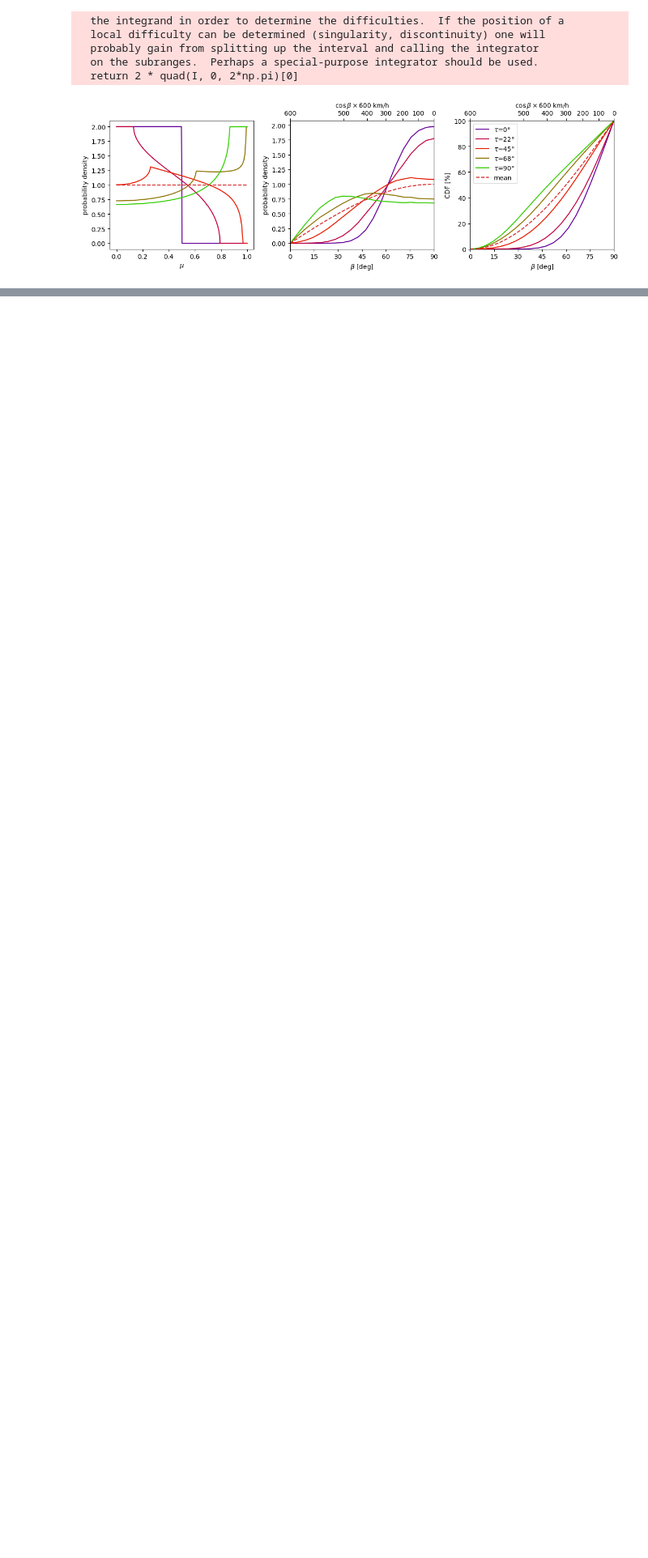
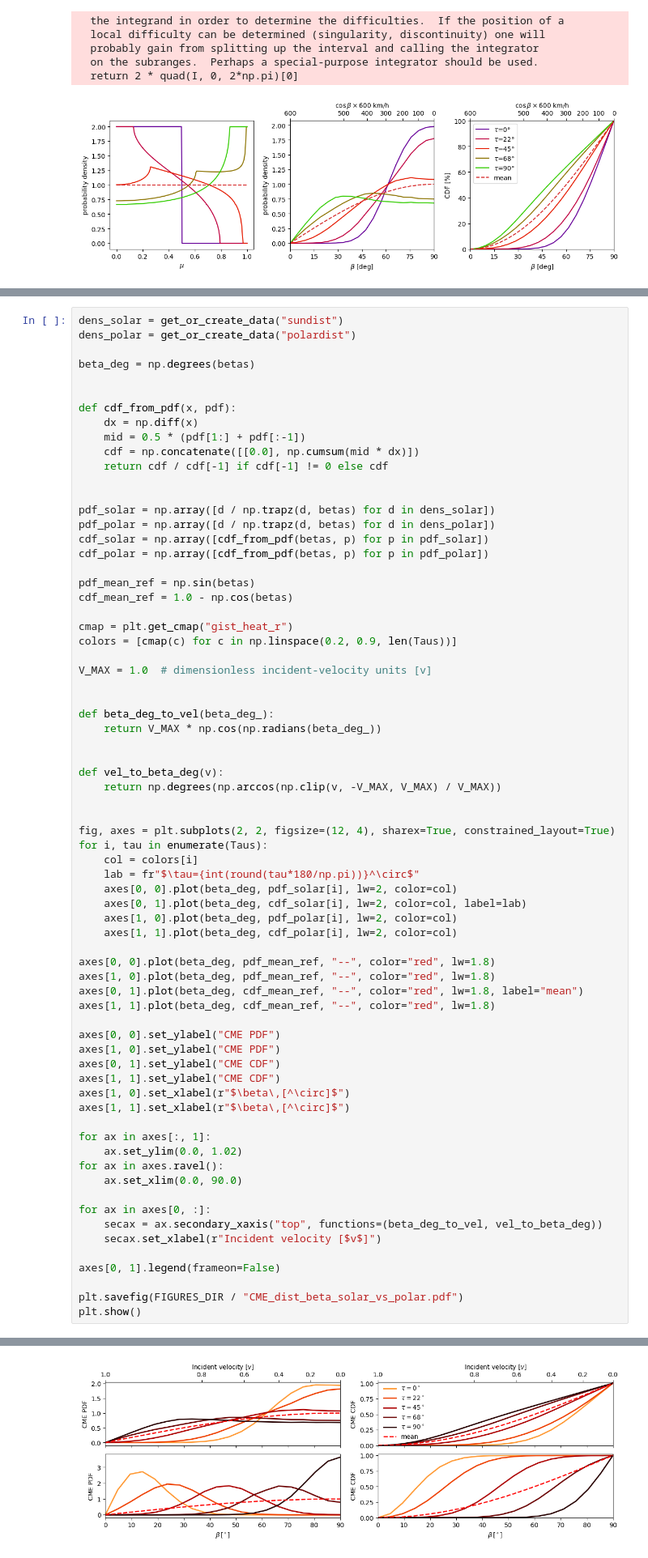
Before and after one commit to demichieldewilde/CME_distribution, a Jupyter notebook: CME_distribution.ipynb, the cells around one changed output, grey strips where cells are left out. Shown at 81% size. Cells and saved outputs as stored; diff of their text form; blank space fills up the shorter version.

```diff
--- a/CME_distribution.ipynb
+++ b/CME_distribution.ipynb
@@ -818,0 +799,71 @@ fig, axs = plot_flare_cme_pdf_cdf_3x1(
+# %%
+dens_solar = get_or_create_data("sundist")
+dens_polar = get_or_create_data("polardist")
+
+beta_deg = np.degrees(betas)
+
+
+def cdf_from_pdf(x, pdf):
+    dx = np.diff(x)
+    mid = 0.5 * (pdf[1:] + pdf[:-1])
+    cdf = np.concatenate([[0.0], np.cumsum(mid * dx)])
+    return cdf / cdf[-1] if cdf[-1] != 0 else cdf
+
+
+pdf_solar = np.array([d / np.trapz(d, betas) for d in dens_solar])
+pdf_polar = np.array([d / np.trapz(d, betas) for d in dens_polar])
+cdf_solar = np.array([cdf_from_pdf(betas, p) for p in pdf_solar])
+cdf_polar = np.array([cdf_from_pdf(betas, p) for p in pdf_polar])
+
+pdf_mean_ref = np.sin(betas)
+cdf_mean_ref = 1.0 - np.cos(betas)
+
+cmap = plt.get_cmap("gist_heat_r")
+colors = [cmap(c) for c in np.linspace(0.2, 0.9, len(Taus))]
+
+V_MAX = 1.0  # dimensionless incident-velocity units [v]
+
+
+def beta_deg_to_vel(beta_deg_):
+    return V_MAX * np.cos(np.radians(beta_deg_))
+
+
+def vel_to_beta_deg(v):
+    return np.degrees(np.arccos(np.clip(v, -V_MAX, V_MAX) / V_MAX))
+
+
+fig, axes = plt.subplots(2, 2, figsize=(12, 4), sharex=True, constrained_layout=True)
+for i, tau in enumerate(Taus):
+    col = colors[i]
+    lab = fr"$\tau={int(round(tau*180/np.pi))}^\circ$"
+    axes[0, 0].plot(beta_deg, pdf_solar[i], lw=2, color=col)
+    axes[0, 1].plot(beta_deg, cdf_solar[i], lw=2, color=col, label=lab)
+    axes[1, 0].plot(beta_deg, pdf_polar[i], lw=2, color=col)
+    axes[1, 1].plot(beta_deg, cdf_polar[i], lw=2, color=col)
+
+axes[0, 0].plot(beta_deg, pdf_mean_ref, "--", color="red", lw=1.8)
+axes[1, 0].plot(beta_deg, pdf_mean_ref, "--", color="red", lw=1.8)
+axes[0, 1].plot(beta_deg, cdf_mean_ref, "--", color="red", lw=1.8, label="mean")
+axes[1, 1].plot(beta_deg, cdf_mean_ref, "--", color="red", lw=1.8)
+
+axes[0, 0].set_ylabel("CME PDF")
+axes[1, 0].set_ylabel("CME PDF")
+axes[0, 1].set_ylabel("CME CDF")
+axes[1, 1].set_ylabel("CME CDF")
+axes[1, 0].set_xlabel(r"$\beta\,[^\circ]$")
+axes[1, 1].set_xlabel(r"$\beta\,[^\circ]$")
+
+for ax in axes[:, 1]:
+    ax.set_ylim(0.0, 1.02)
+for ax in axes.ravel():
+    ax.set_xlim(0.0, 90.0)
+
+for ax in axes[0, :]:
+    secax = ax.secondary_xaxis("top", functions=(beta_deg_to_vel, vel_to_beta_deg))
+    secax.set_xlabel(r"Incident velocity [$v$]")
+
+axes[0, 1].legend(frameon=False)
+
+plt.savefig(FIGURES_DIR / "CME_dist_beta_solar_vs_polar.pdf")
+plt.show()
+# %% [output]
@@ -818,0 +872 @@ fig, axs = plot_flare_cme_pdf_cdf_3x1(
+[figure, added]
```
Also changed, not shown: parts of 6 cells of this notebook, 47 other files.
